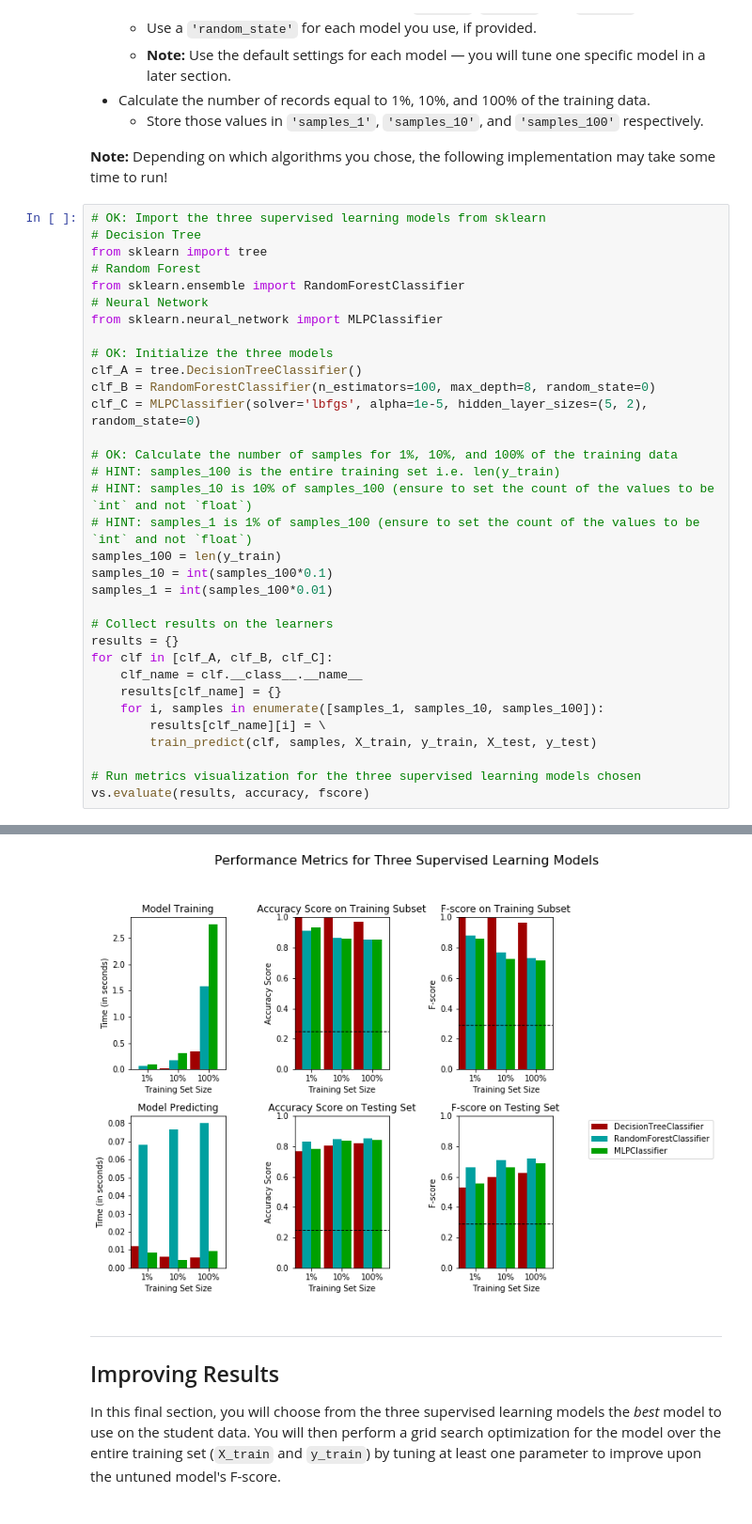
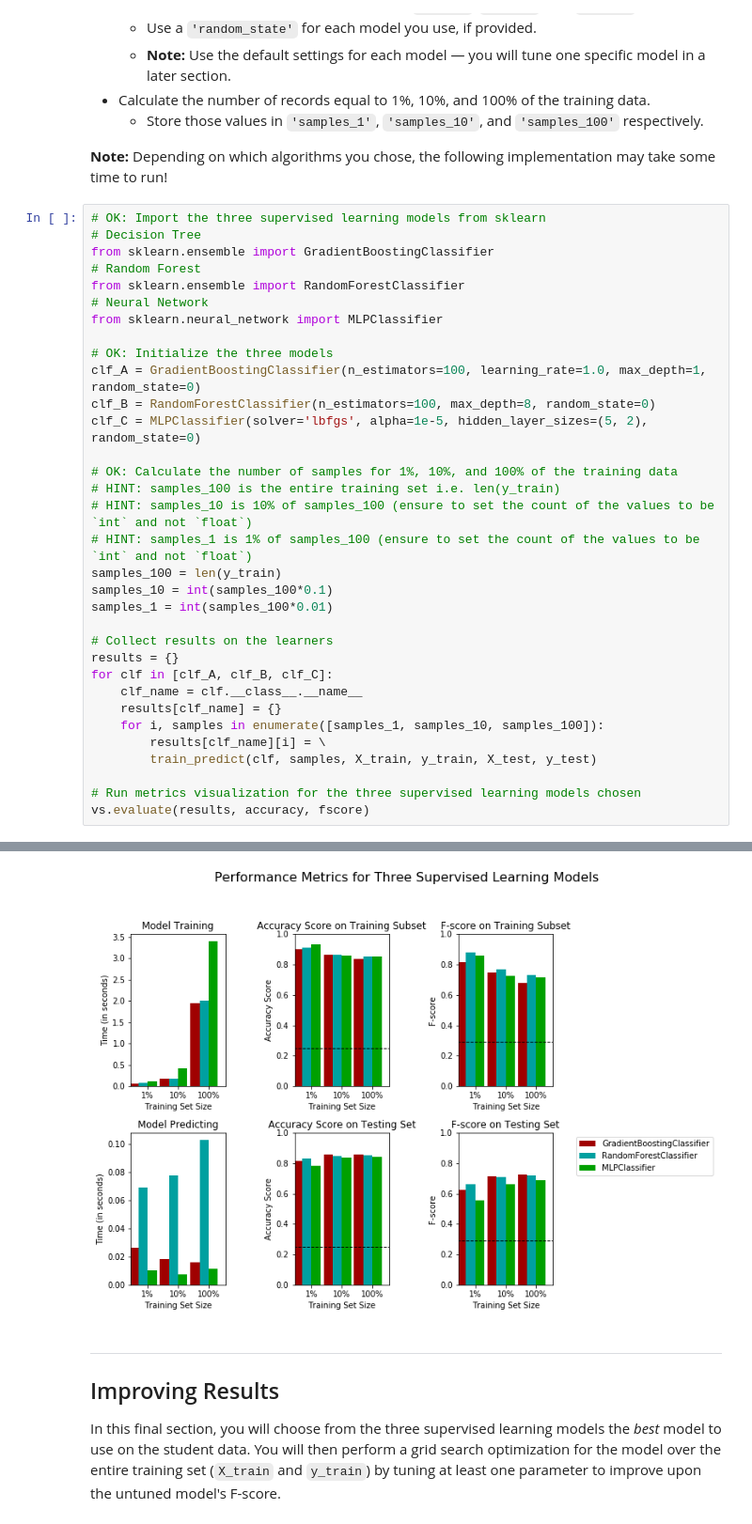
Before and after one commit to renangohe/machine-learning, a Jupyter notebook: projects/finding_donors/finding_donors.ipynb, the cells around one changed output, grey strips where cells are left out. Shown at 94% size. Saved outputs shown, nothing was run; the diff lists cells and outputs as text.

```diff
--- a/projects/finding_donors/finding_donors.ipynb
+++ b/projects/finding_donors/finding_donors.ipynb
@@ -383,14 +387,14 @@ In the code cell, you will need to implement the following:
 # %%
 # OK: Import the three supervised learning models from sklearn
 # Decision Tree
-from sklearn import tree
+from sklearn.ensemble import GradientBoostingClassifier
 # Random Forest
 from sklearn.ensemble import RandomForestClassifier
 # Neural Network
 from sklearn.neural_network import MLPClassifier
 
 # OK: Initialize the three models
-clf_A = tree.DecisionTreeClassifier()
+clf_A = GradientBoostingClassifier(n_estimators=100, learning_rate=1.0, max_depth=1, random_state=0)
 clf_B = RandomForestClassifier(n_estimators=100, max_depth=8, random_state=0)
 clf_C = MLPClassifier(solver='lbfgs', alpha=1e-5, hidden_layer_sizes=(5, 2), random_state=0)
 
@@ -420,10 +424,10 @@ DecisionTreeClassifier trained on 36177 samples.
 RandomForestClassifier trained on 361 samples.
 RandomForestClassifier trained on 3617 samples.
 RandomForestClassifier trained on 36177 samples.
 MLPClassifier trained on 361 samples.
 MLPClassifier trained on 3617 samples.
 MLPClassifier trained on 36177 samples.
-[figure, old version]
+[figure, new version]
 # %% [markdown]
 ----
 ## Improving Results
```
Also changed, not shown: parts of 9 cells of this notebook.
